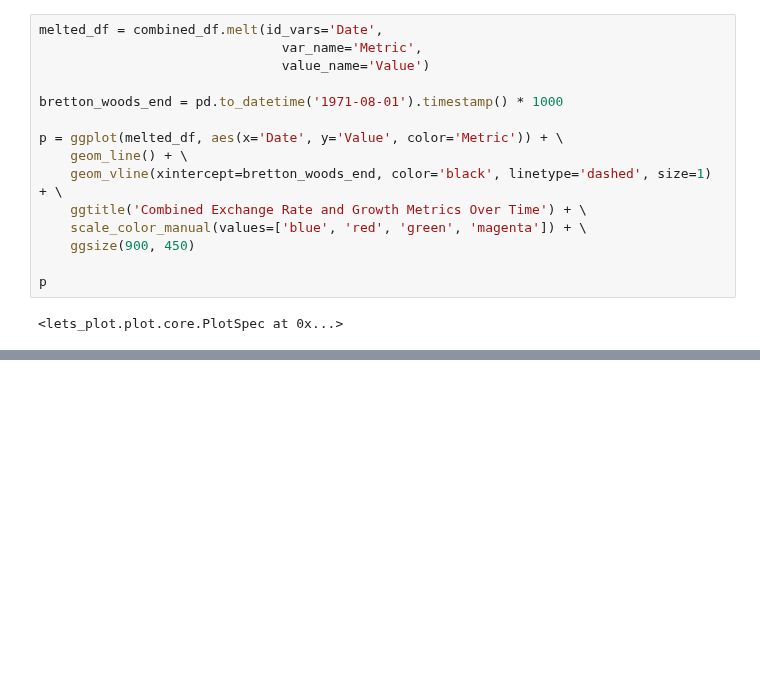
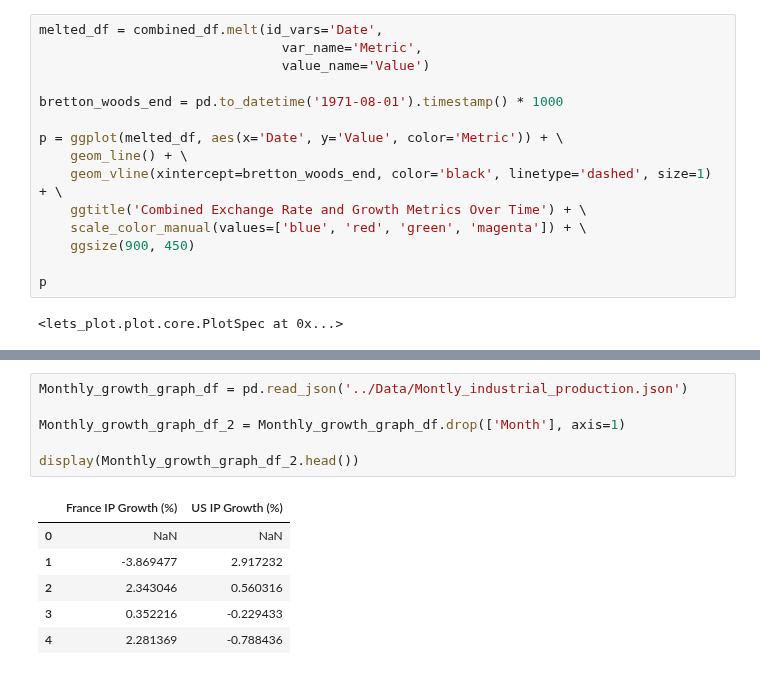
Before and after one commit to SparklyPlant/The-Grave-of-Ming, a Jupyter notebook: Code/NB1.ipynb, the cells around one changed output, grey strips where cells are left out. Drawn from its saved outputs; the diff is of its cells as text; blank space fills up the shorter version.

```diff
--- a/Code/NB1.ipynb
+++ b/Code/NB1.ipynb
@@ -791,0 +841,13 @@ p
+# %%
+Monthly_growth_graph_df = pd.read_json('../Data/Montly_industrial_production.json')
+
+Monthly_growth_graph_df_2 = Monthly_growth_graph_df.drop(['Month'], axis=1)
+
+display(Monthly_growth_graph_df_2.head())
+# %% [output]
+|  | France IP Growth (%) | US IP Growth (%) |
+| 0 | NaN | NaN |
+| 1 | -3.869477 | 2.917232 |
+| 2 | 2.343046 | 0.560316 |
+| 3 | 0.352216 | -0.229433 |
+| 4 | 2.281369 | -0.788436 |
```
Also changed, not shown: parts of 10 cells of this notebook, 3 other files.
